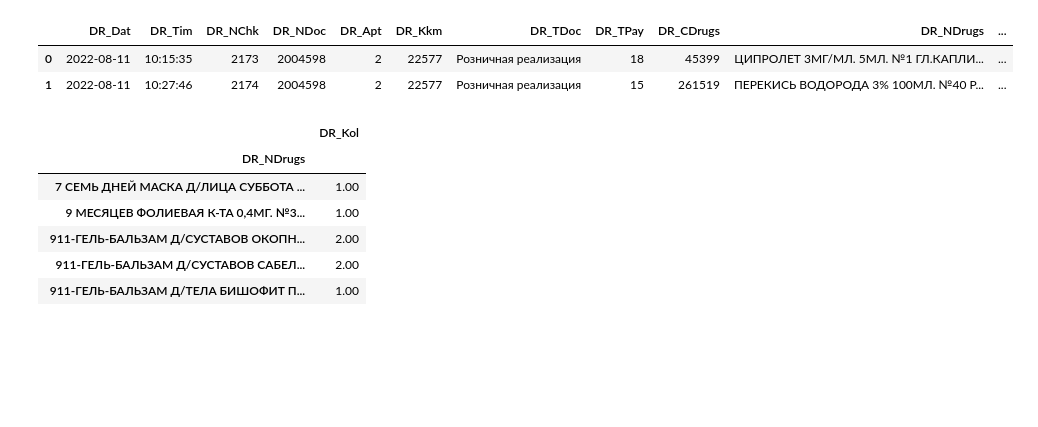
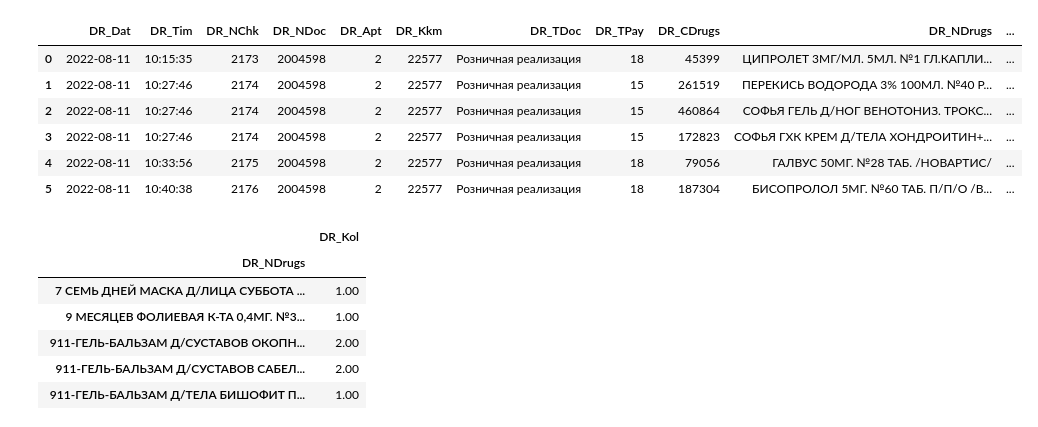
Before and after one commit to NikiKras/ABCdynamicsofsalesXYZ, a Jupyter notebook: analysisApt.ipynb, the cells around one changed output. Saved outputs shown, nothing was run; the diff lists cells and outputs as text; code cells hidden in the pictures; blank space fills up the shorter version.

Commit message:
Update data

```diff
--- a/analysisApt.ipynb
+++ b/analysisApt.ipynb
@@ -7,10 +6,14 @@ pd.set_option('display.float_format', '{:.2f}'.format)
 # %%
-df = pd.read_csv('C:/Users/1/Documents/dataApt.csv', encoding='1251')
+df = pd.read_csv('dataApt.csv', encoding='1251')
 # %%
-df.head(2)
+df.head(8)
 # %% [output]
 |  | DR_Dat | DR_Tim | DR_NChk | DR_NDoc | DR_Apt | DR_Kkm | DR_TDoc | DR_TPay | DR_CDrugs | DR_NDrugs | ... |
 | 0 | 2022-08-11 | 10:15:35 | 2173 | 2004598 | 2 | 22577 | Розничная реализация | 18 | 45399 | ЦИПРОЛЕТ 3МГ/МЛ. 5МЛ. №1 ГЛ.КАПЛИ... | ... |
 | 1 | 2022-08-11 | 10:27:46 | 2174 | 2004598 | 2 | 22577 | Розничная реализация | 15 | 261519 | ПЕРЕКИСЬ ВОДОРОДА 3% 100МЛ. №40 Р... | ... |
+| 2 | 2022-08-11 | 10:27:46 | 2174 | 2004598 | 2 | 22577 | Розничная реализация | 15 | 460864 | СОФЬЯ ГЕЛЬ Д/НОГ ВЕНОТОНИЗ. ТРОКС... | ... |
+| 3 | 2022-08-11 | 10:27:46 | 2174 | 2004598 | 2 | 22577 | Розничная реализация | 15 | 172823 | СОФЬЯ ГХК КРЕМ Д/ТЕЛА ХОНДРОИТИН+... | ... |
+| 4 | 2022-08-11 | 10:33:56 | 2175 | 2004598 | 2 | 22577 | Розничная реализация | 18 | 79056 | ГАЛВУС 50МГ. №28 ТАБ. /НОВАРТИС/ | ... |
+| 5 | 2022-08-11 | 10:40:38 | 2176 | 2004598 | 2 | 22577 | Розничная реализация | 18 | 187304 | БИСОПРОЛОЛ 5МГ. №60 ТАБ. П/П/О /В... | ... |
 # %%
 groupped_df = df.groupby('DR_NDrugs').agg({'DR_Kol': sum})
```
Also changed, not shown: parts of 3 cells of this notebook.
